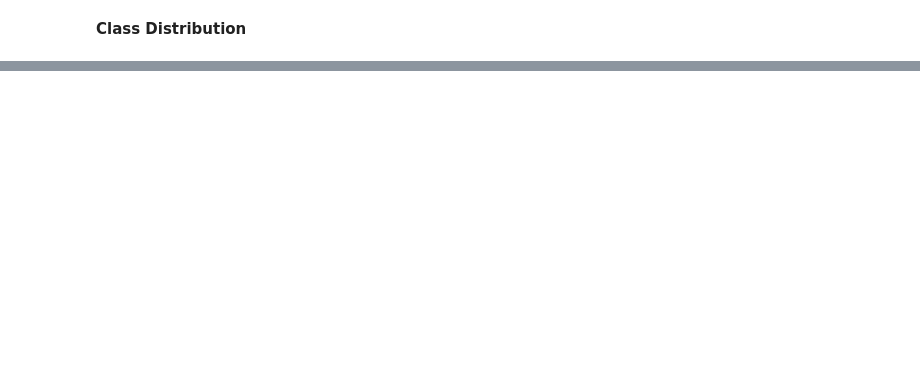
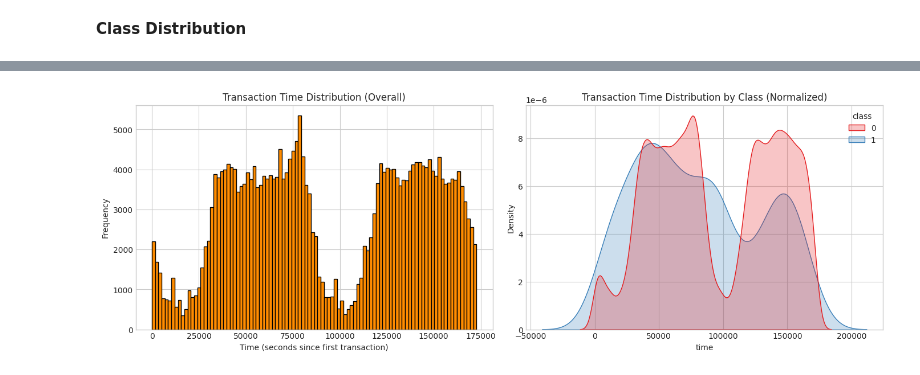
Before and after one commit to otuemre/FraudDetectAI, a Jupyter notebook: src/notebooks/FraudDetectAI.ipynb, the cells around one changed output, grey strips where cells are left out. Drawn from its saved outputs; the diff is of its cells as text; code cells hidden in the pictures; blank space fills up the shorter version.

```diff
--- a/src/notebooks/FraudDetectAI.ipynb
+++ b/src/notebooks/FraudDetectAI.ipynb
@@ -146,0 +208,18 @@ Class distribution:
+# %%
+# Time Distribution overall and by class
+fig, ax = plt.subplots(1, 2, figsize=(14, 5))
+
+# Time Distribution overall
+ax[0].hist(df["time"], bins=100, color="darkorange", edgecolor="black")
+ax[0].set_title("Transaction Time Distribution (Overall)")
+ax[0].set_xlabel("Time (seconds since first transaction)")
+ax[0].set_ylabel("Frequency")
+
+# Time Distribution by class
+sns.kdeplot(data=df, x="time", hue="class", ax=ax[1], fill=True, palette="Set1", common_norm=False)
+ax[1].set_title("Transaction Time Distribution by Class (Normalized)")
+
+plt.tight_layout()
+plt.show()
+# %% [output]
+[figure, added]
```
Also changed, not shown: parts of 8 cells of this notebook.
